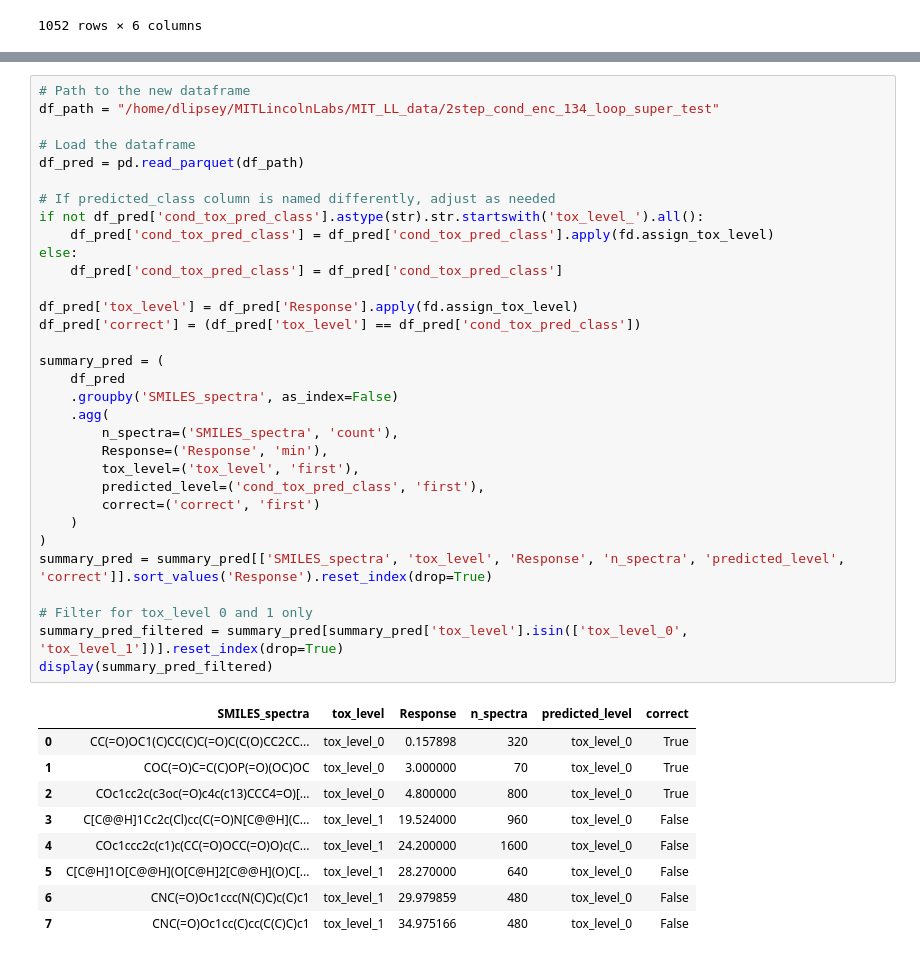
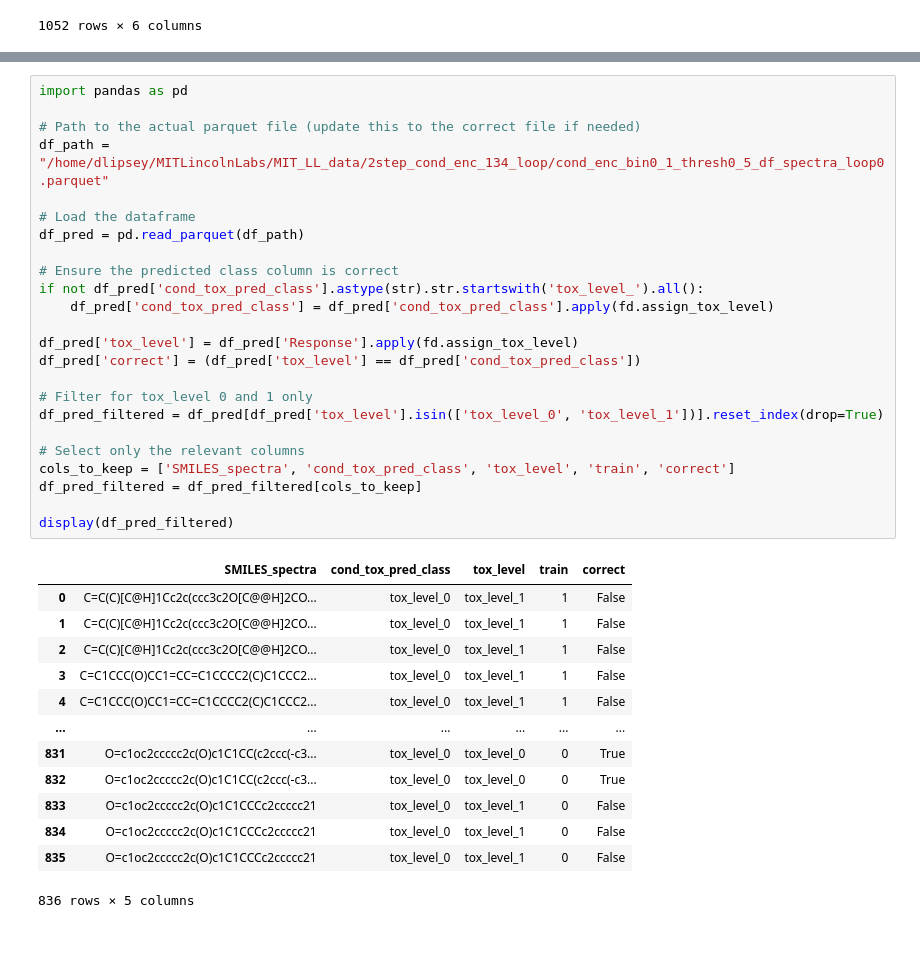
Before and after one commit to DashLLipsey/PREDICT-MIT-LL, a Jupyter notebook: Notebooks/Misc_Experiments.ipynb, the cells around one changed output, grey strips where cells are left out. Saved outputs shown, nothing was run; the diff lists cells and outputs as text.

```diff
--- a/Notebooks/Misc_Experiments.ipynb
+++ b/Notebooks/Misc_Experiments.ipynb
@@ -1123,42 +1119,38 @@ display(summary_pred_filtered)
 # %%
-# Path to the new dataframe
-df_path = "/home/dlipsey/MITLincolnLabs/MIT_LL_data/2step_cond_enc_134_loop_super_test"
+import pandas as pd
+
+# Path to the actual parquet file (update this to the correct file if needed)
+df_path = "/home/dlipsey/MITLincolnLabs/MIT_LL_data/2step_cond_enc_134_loop/cond_enc_bin0_1_thresh0_5_df_spectra_loop0.parquet"
 
 # Load the dataframe
 df_pred = pd.read_parquet(df_path)
 
-# If predicted_class column is named differently, adjust as needed
+# Ensure the predicted class column is correct
 if not df_pred['cond_tox_pred_class'].astype(str).str.startswith('tox_level_').all():
     df_pred['cond_tox_pred_class'] = df_pred['cond_tox_pred_class'].apply(fd.assign_tox_level)
-else:
-    df_pred['cond_tox_pred_class'] = df_pred['cond_tox_pred_class']
 
 df_pred['tox_level'] = df_pred['Response'].apply(fd.assign_tox_level)
 df_pred['correct'] = (df_pred['tox_level'] == df_pred['cond_tox_pred_class'])
 
-summary_pred = (
-    df_pred
-    .groupby('SMILES_spectra', as_index=False)
-    .agg(
-        n_spectra=('SMILES_spectra', 'count'),
-        Response=('Response', 'min'),
-        tox_level=('tox_level', 'first'),
-        predicted_level=('cond_tox_pred_class', 'first'),
-        correct=('correct', 'first')
-    )
-)
-summary_pred = summary_pred[['SMILES_spectra', 'tox_level', 'Response', 'n_spectra', 'predicted_level', 'correct']].sort_values('Response').reset_index(drop=True)
+# Filter for tox_level 0 and 1 only
+df_pred_filtered = df_pred[df_pred['tox_level'].isin(['tox_level_0', 'tox_level_1'])].reset_index(drop=True)
 
-# Filter for tox_level 0 and 1 only
-summary_pred_filtered = summary_pred[summary_pred['tox_level'].isin(['tox_level_0', 'tox_level_1'])].reset_index(drop=True)
-display(summary_pred_filtered)
+# Select only the relevant columns
+cols_to_keep = ['SMILES_spectra', 'cond_tox_pred_class', 'tox_level', 'train', 'correct']
+df_pred_filtered = df_pred_filtered[cols_to_keep]
+
+display(df_pred_filtered)
 # %% [output]
-|  | SMILES_spectra | tox_level | Response | n_spectra | predicted_level | correct |
-| 0 | CC(=O)OC1(C)CC(C)C(=O)C(C(O)CC2CC... | tox_level_0 | 0.157898 | 320 | tox_level_0 | True |
-| 1 | COC(=O)C=C(C)OP(=O)(OC)OC | tox_level_0 | 3.000000 | 70 | tox_level_0 | True |
-| 2 | COc1cc2c(c3oc(=O)c4c(c13)CCC4=O)[... | tox_level_0 | 4.800000 | 800 | tox_level_0 | True |
-| 3 | C[C@@H]1Cc2c(Cl)cc(C(=O)N[C@@H](C... | tox_level_1 | 19.524000 | 960 | tox_level_0 | False |
-| 4 | COc1ccc2c(c1)c(CC(=O)OCC(=O)O)c(C... | tox_level_1 | 24.200000 | 1600 | tox_level_0 | False |
-| 5 | C[C@H]1O[C@@H](O[C@H]2[C@@H](O)C[... | tox_level_1 | 28.270000 | 640 | tox_level_0 | False |
-| 6 | CNC(=O)Oc1ccc(N(C)C)c(C)c1 | tox_level_1 | 29.979859 | 480 | tox_level_0 | False |
-| 7 | CNC(=O)Oc1cc(C)cc(C(C)C)c1 | tox_level_1 | 34.975166 | 480 | tox_level_0 | False |
+|  | SMILES_spectra | cond_tox_pred_class | tox_level | train | correct |
+| 0 | C=C(C)[C@H]1Cc2c(ccc3c2O[C@@H]2CO... | tox_level_0 | tox_level_1 | 1 | False |
+| 1 | C=C(C)[C@H]1Cc2c(ccc3c2O[C@@H]2CO... | tox_level_0 | tox_level_1 | 1 | False |
+| 2 | C=C(C)[C@H]1Cc2c(ccc3c2O[C@@H]2CO... | tox_level_0 | tox_level_1 | 1 | False |
+| 3 | C=C1CCC(O)CC1=CC=C1CCCC2(C)C1CCC2... | tox_level_0 | tox_level_1 | 1 | False |
+| 4 | C=C1CCC(O)CC1=CC=C1CCCC2(C)C1CCC2... | tox_level_0 | tox_level_1 | 1 | False |
+| ... | ... | ... | ... | ... | ... |
+| 831 | O=c1oc2ccccc2c(O)c1C1CC(c2ccc(-c3... | tox_level_0 | tox_level_0 | 0 | True |
+| 832 | O=c1oc2ccccc2c(O)c1C1CC(c2ccc(-c3... | tox_level_0 | tox_level_0 | 0 | True |
+| 833 | O=c1oc2ccccc2c(O)c1C1CCCc2ccccc21 | tox_level_0 | tox_level_1 | 0 | False |
+| 834 | O=c1oc2ccccc2c(O)c1C1CCCc2ccccc21 | tox_level_0 | tox_level_1 | 0 | False |
+| 835 | O=c1oc2ccccc2c(O)c1C1CCCc2ccccc21 | tox_level_0 | tox_level_1 | 0 | False |
+836 rows × 5 columns
```
Also changed, not shown: parts of 10 cells of this notebook, 4 other files.
